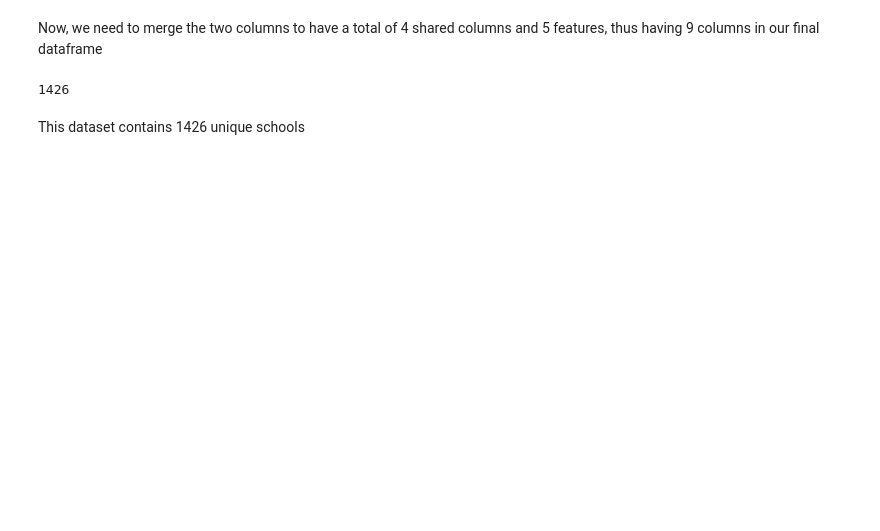
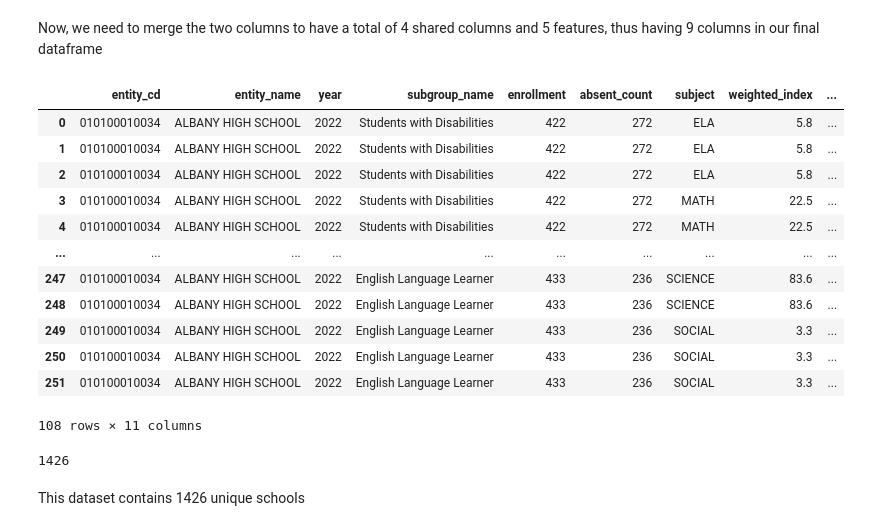
Before and after one commit to asoylatte03/nys-ell-grad-rate, a Jupyter notebook: data prep 2.ipynb, the cells around one changed output. Drawn from its saved outputs; the diff is of its cells as text; code cells hidden in the pictures; blank space fills up the shorter version.

```diff
--- a/data prep 2.ipynb
+++ b/data prep 2.ipynb
@@ -59,3 +173,21 @@ Now, we need to merge the two columns to have a total of 4 shared columns and 5
+# %%
+copy_final_df =pd.merge(pd.merge(nys_absenteeism_df,nys_assessment_df, on = shared_cols),nys_grad_rate_df, on = shared_cols)
+# %%
+copy_final_df[copy_final_df.entity_name == 'ALBANY HIGH SCHOOL']
+# %% [output]
+|  | entity_cd | entity_name | year | subgroup_name | enrollment | absent_count | subject | weighted_index | ... |
+| 0 | 010100010034 | ALBANY HIGH SCHOOL | 2022 | Students with Disabilities | 422 | 272 | ELA | 5.8 | ... |
+| 1 | 010100010034 | ALBANY HIGH SCHOOL | 2022 | Students with Disabilities | 422 | 272 | ELA | 5.8 | ... |
+| 2 | 010100010034 | ALBANY HIGH SCHOOL | 2022 | Students with Disabilities | 422 | 272 | ELA | 5.8 | ... |
+| 3 | 010100010034 | ALBANY HIGH SCHOOL | 2022 | Students with Disabilities | 422 | 272 | MATH | 22.5 | ... |
+| 4 | 010100010034 | ALBANY HIGH SCHOOL | 2022 | Students with Disabilities | 422 | 272 | MATH | 22.5 | ... |
+| ... | ... | ... | ... | ... | ... | ... | ... | ... | ... |
+| 247 | 010100010034 | ALBANY HIGH SCHOOL | 2022 | English Language Learner | 433 | 236 | SCIENCE | 83.6 | ... |
+| 248 | 010100010034 | ALBANY HIGH SCHOOL | 2022 | English Language Learner | 433 | 236 | SCIENCE | 83.6 | ... |
+| 249 | 010100010034 | ALBANY HIGH SCHOOL | 2022 | English Language Learner | 433 | 236 | SOCIAL | 3.3 | ... |
+| 250 | 010100010034 | ALBANY HIGH SCHOOL | 2022 | English Language Learner | 433 | 236 | SOCIAL | 3.3 | ... |
+| 251 | 010100010034 | ALBANY HIGH SCHOOL | 2022 | English Language Learner | 433 | 236 | SOCIAL | 3.3 | ... |
+108 rows × 11 columns
 # %%
 nys_final_df = pd.merge(nys_absenteeism_df,nys_grad_rate_df,how='inner',on=['entity_cd','entity_name','year','subgroup_name'])
 # %%
```
Also changed, not shown: parts of 35 cells of this notebook, 1 other file.
